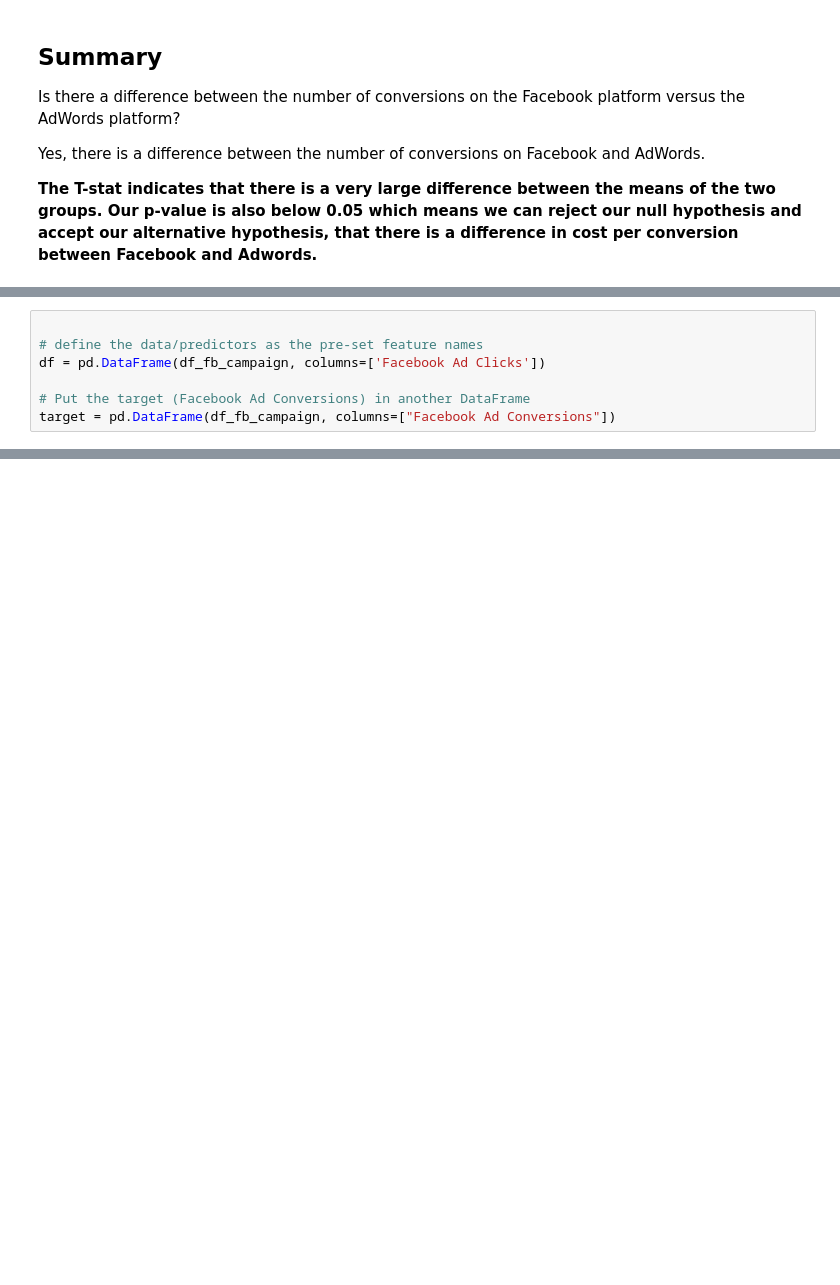
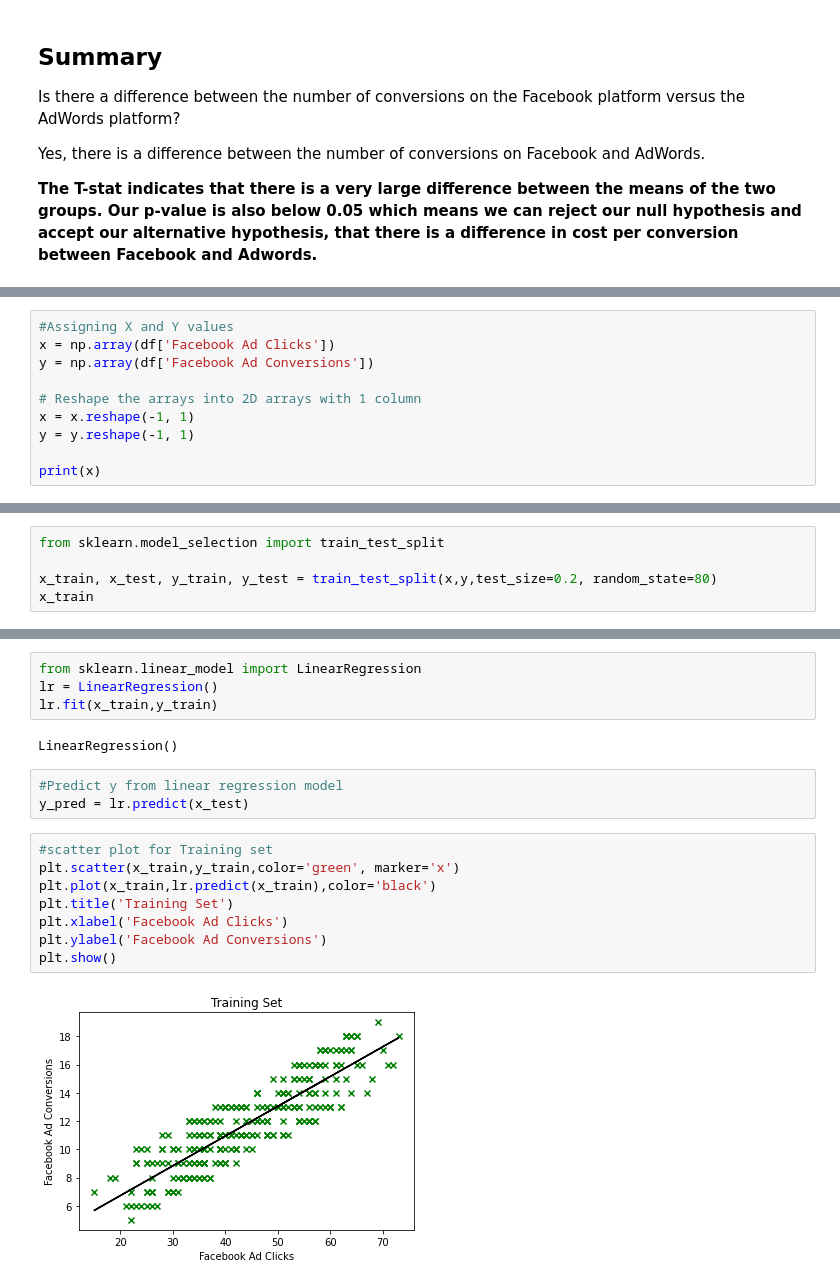
Before and after one commit to eddyk92/Facebook-vs-AdWords, a Jupyter notebook: FB Campaign Analysis.ipynb, the cells around one changed output, grey strips where cells are left out. Saved outputs shown, nothing was run; the diff lists cells and outputs as text; blank space fills up the shorter version.

```diff
--- a/FB Campaign Analysis.ipynb
+++ b/FB Campaign Analysis.ipynb
@@ -500,7 +387,0 @@ plt.show()
-# %%
-
-# define the data/predictors as the pre-set feature names
-df = pd.DataFrame(df_fb_campaign, columns=['Facebook Ad Clicks'])
-
-# Put the target (Facebook Ad Conversions) in another DataFrame
-target = pd.DataFrame(df_fb_campaign, columns=["Facebook Ad Conversions"])
@@ -676,0 +396,10 @@ Predicted Conversions: [[11.64777676]]
+# %%
+#Assigning X and Y values
+x = np.array(df['Facebook Ad Clicks'])
+y = np.array(df['Facebook Ad Conversions'])
+
+# Reshape the arrays into 2D arrays with 1 column
+x = x.reshape(-1, 1)
+y = y.reshape(-1, 1)
+
+print(x)
@@ -676,0 +444,5 @@ Predicted Conversions: [[11.64777676]]
+# %%
+from sklearn.model_selection import train_test_split
+
+x_train, x_test, y_train, y_test = train_test_split(x,y,test_size=0.2, random_state=80)
+x_train
@@ -676,0 +508,19 @@ Predicted Conversions: [[11.64777676]]
+# %%
+from sklearn.linear_model import LinearRegression
+lr = LinearRegression()
+lr.fit(x_train,y_train)
+# %% [output]
+LinearRegression()
+# %%
+#Predict y from linear regression model
+y_pred = lr.predict(x_test)
+# %%
+#scatter plot for Training set
+plt.scatter(x_train,y_train,color='green', marker='x')
+plt.plot(x_train,lr.predict(x_train),color='black')
+plt.title('Training Set')
+plt.xlabel('Facebook Ad Clicks')
+plt.ylabel('Facebook Ad Conversions')
+plt.show()
+# %% [output]
+[figure, added]
```
Also changed, not shown: parts of 39 cells of this notebook.
